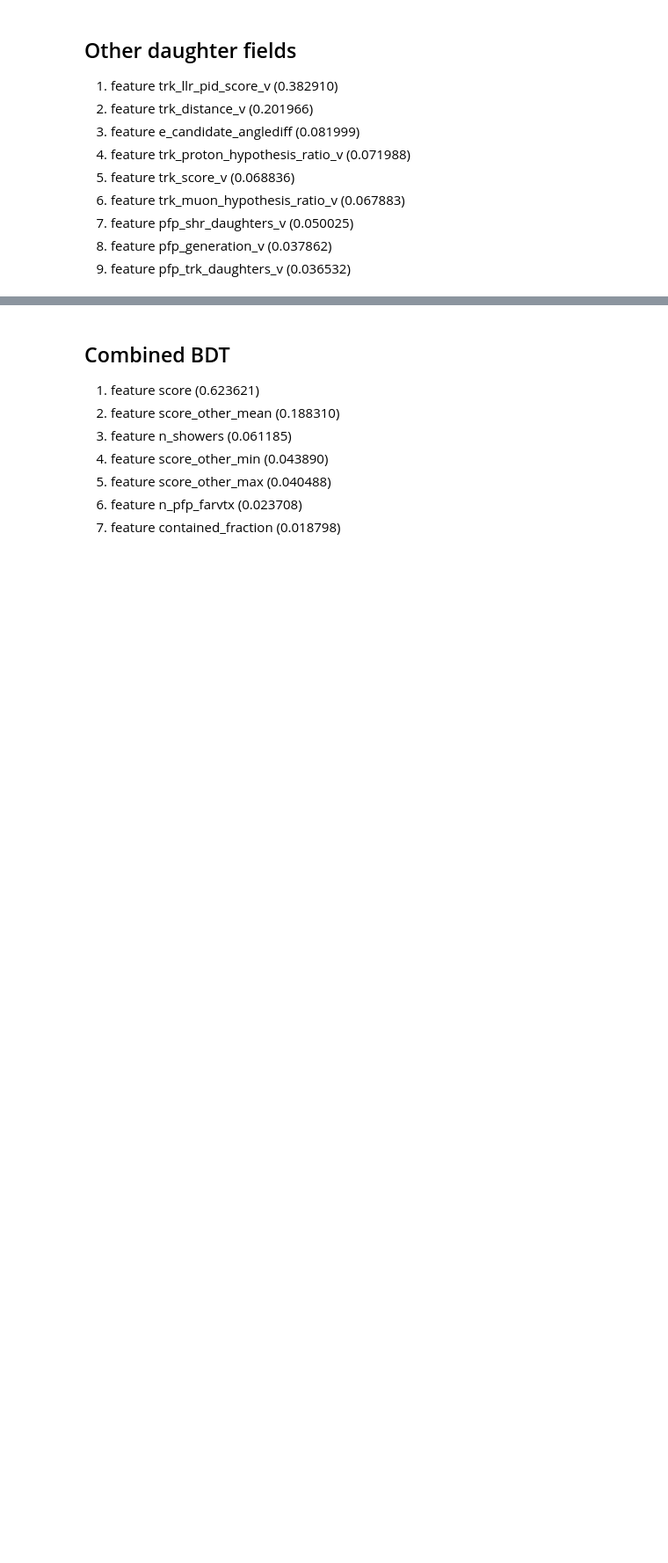
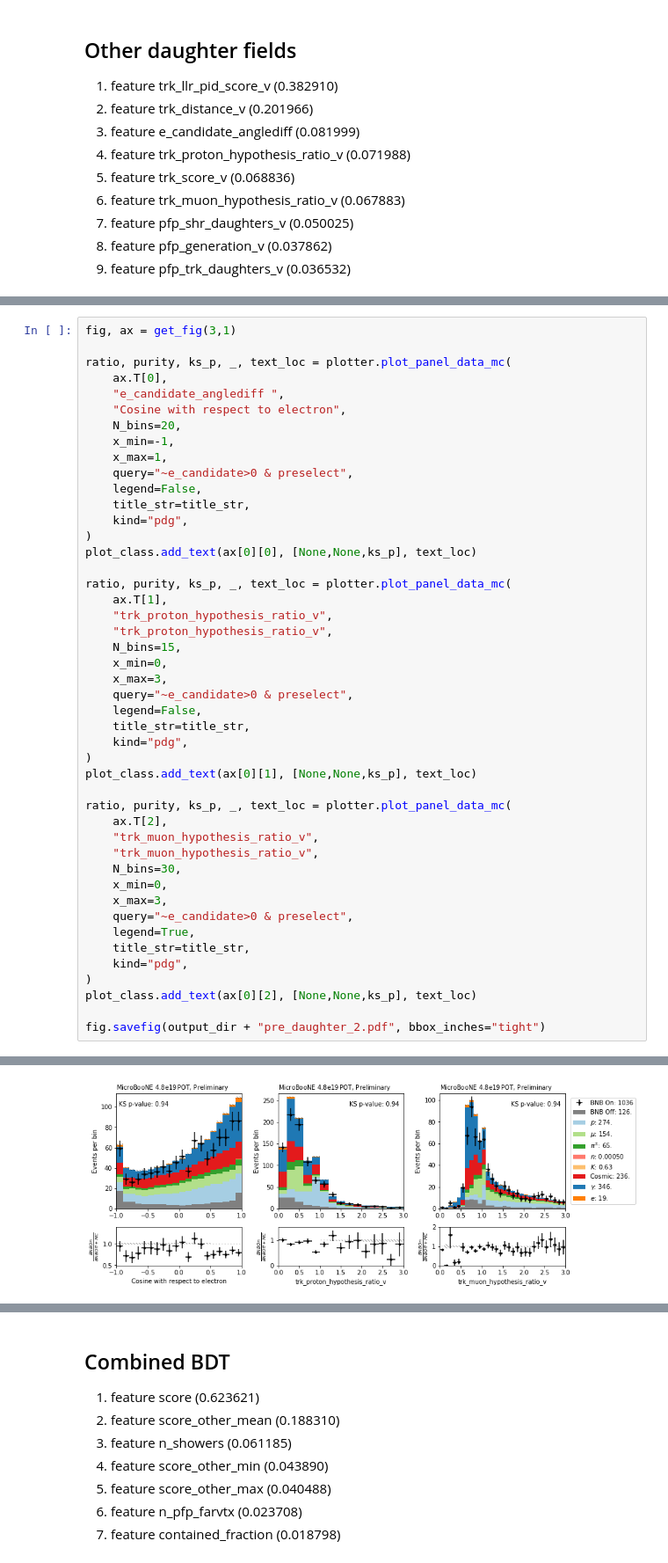
Before and after one commit to Wouter-VDP/nuecc_python, a Jupyter notebook: NuePlots_datamc.ipynb, the cells around one changed output, grey strips where cells are left out. Shown at 88% size. Drawn from its saved outputs; the diff is of its cells as text; blank space fills up the shorter version.

```diff
--- a/NuePlots_datamc.ipynb
+++ b/NuePlots_datamc.ipynb
@@ -734,0 +625,47 @@ fig.savefig(output_dir + "pre_daughter_1.pdf", bbox_inches="tight")
+# %%
+fig, ax = get_fig(3,1)
+
+ratio, purity, ks_p, _, text_loc = plotter.plot_panel_data_mc(
+    ax.T[0],
+    "e_candidate_anglediff ",
+    "Cosine with respect to electron",
+    N_bins=20,
+    x_min=-1,
+    x_max=1,
+    query="~e_candidate>0 & preselect",
+    legend=False,
+    title_str=title_str,
+    kind="pdg",
+)
+plot_class.add_text(ax[0][0], [None,None,ks_p], text_loc)
+
+ratio, purity, ks_p, _, text_loc = plotter.plot_panel_data_mc(
+    ax.T[1],
+    "trk_proton_hypothesis_ratio_v",
+    "trk_proton_hypothesis_ratio_v",
+    N_bins=15,
+    x_min=0,
+    x_max=3,
+    query="~e_candidate>0 & preselect",
+    legend=False,
+    title_str=title_str,
+    kind="pdg",
+)
+plot_class.add_text(ax[0][1], [None,None,ks_p], text_loc)
+
+ratio, purity, ks_p, _, text_loc = plotter.plot_panel_data_mc(
+    ax.T[2],
+    "trk_muon_hypothesis_ratio_v",
+    "trk_muon_hypothesis_ratio_v",
+    N_bins=30,
+    x_min=0,
+    x_max=3,
+    query="~e_candidate>0 & preselect",
+    legend=True,
+    title_str=title_str,
+    kind="pdg",
+)
+plot_class.add_text(ax[0][2], [None,None,ks_p], text_loc)
+
+fig.savefig(output_dir + "pre_daughter_2.pdf", bbox_inches="tight")
+# %% [output]
@@ -735,3 +689,4 @@ fig.savefig(output_dir + "pre_daughter_1.pdf", bbox_inches="tight")
+[figure, added]
 # %%
 fig, ax = get_fig(3,1)
 
```
Also changed, not shown: parts of 14 cells of this notebook, 5 other files.
